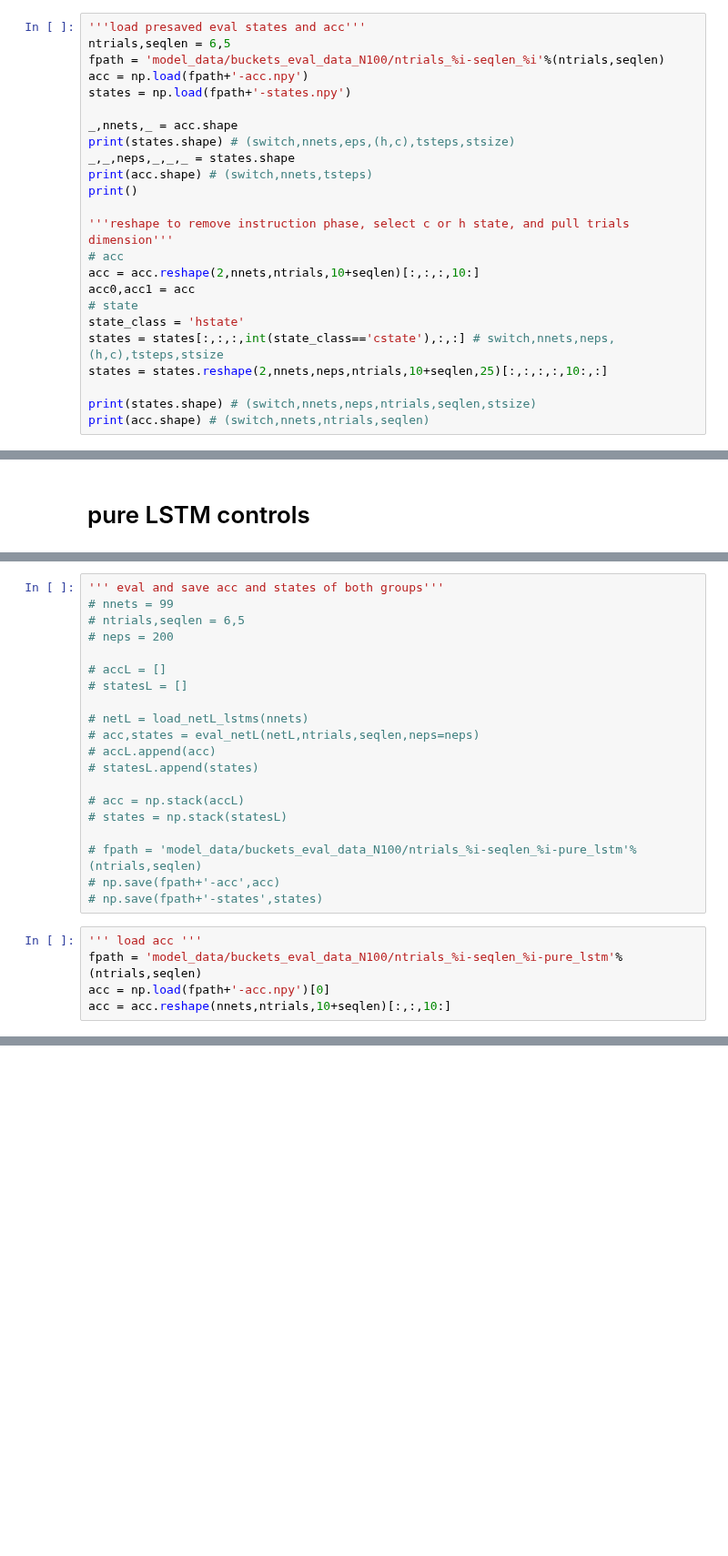
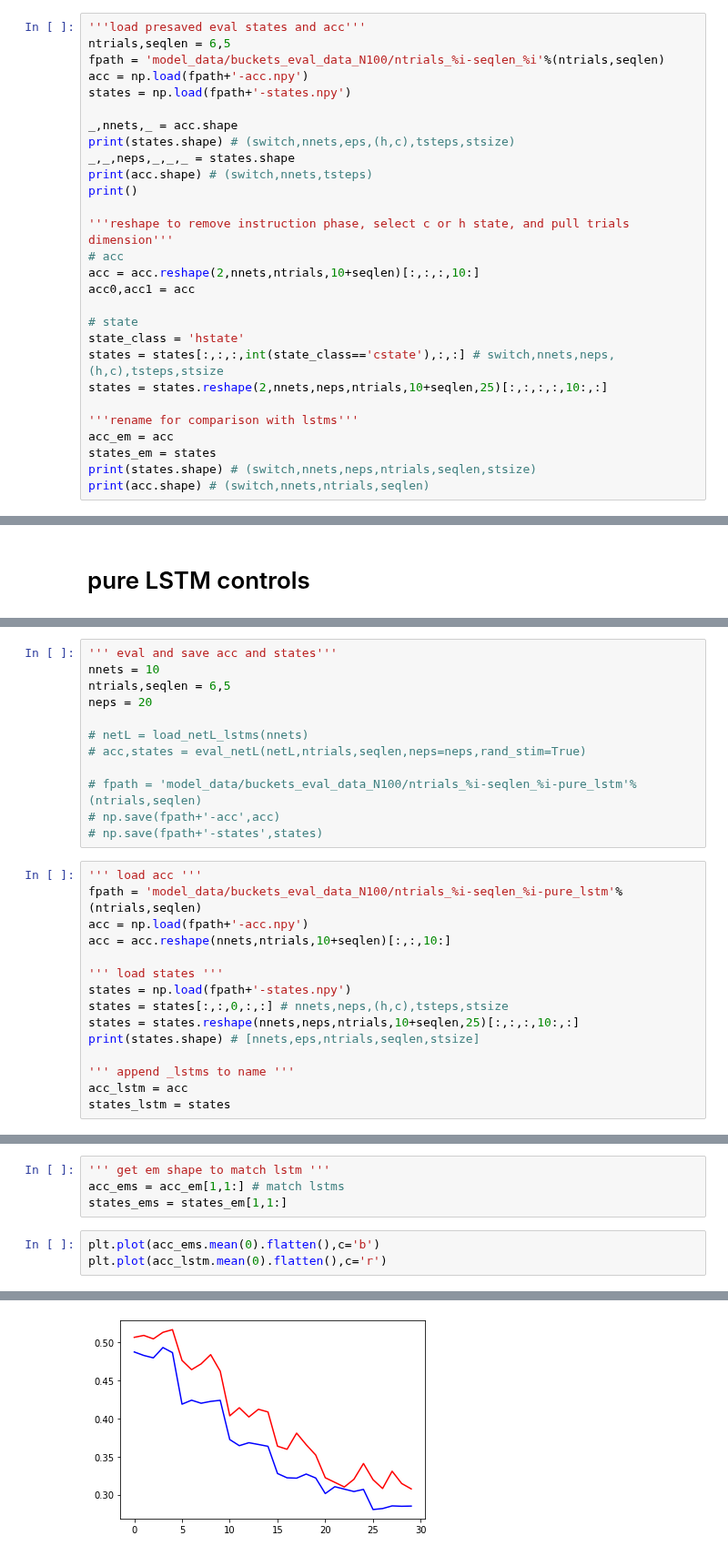
Before and after one commit to andrebeu/PM, a Jupyter notebook: buckets N100 - coglunch19.ipynb, the cells around one changed output, grey strips where cells are left out. Shown at 91% size. Drawn from its saved outputs; the diff is of its cells as text; blank space fills up the shorter version.

```diff
--- a/buckets N100 - coglunch19.ipynb
+++ b/buckets N100 - coglunch19.ipynb
@@ -110,11 +108,15 @@ print()
 # acc
 acc = acc.reshape(2,nnets,ntrials,10+seqlen)[:,:,:,10:]
 acc0,acc1 = acc
+
 # state
 state_class = 'hstate'
 states = states[:,:,:,int(state_class=='cstate'),:,:] # switch,nnets,neps,(h,c),tsteps,stsize
 states = states.reshape(2,nnets,neps,ntrials,10+seqlen,25)[:,:,:,:,10:,:]
 
+'''rename for comparison with lstms'''
+acc_em = acc
+states_em = states
 print(states.shape) # (switch,nnets,neps,ntrials,seqlen,stsize)
 print(acc.shape) # (switch,nnets,ntrials,seqlen)
 # %% [output]
@@ -324,21 +329,13 @@ def load_netL_lstms(nnets)
     netL.append(net)
   return netL
 # %%
-''' eval and save acc and states of both groups'''
-# nnets = 99
-# ntrials,seqlen = 6,5
-# neps = 200
-
-# accL = []
-# statesL = []
+''' eval and save acc and states'''
+nnets = 10
+ntrials,seqlen = 6,5
+neps = 20
 
 # netL = load_netL_lstms(nnets)
-# acc,states = eval_netL(netL,ntrials,seqlen,neps=neps)
-# accL.append(acc)
-# statesL.append(states)
-
-# acc = np.stack(accL)
-# states = np.stack(statesL)
+# acc,states = eval_netL(netL,ntrials,seqlen,neps=neps,rand_stim=True)
 
 # fpath = 'model_data/buckets_eval_data_N100/ntrials_%i-seqlen_%i-pure_lstm'%(ntrials,seqlen)
 # np.save(fpath+'-acc',acc)
@@ -346,5 +343,15 @@ def load_netL_lstms(nnets)
 # %%
 ''' load acc '''
 fpath = 'model_data/buckets_eval_data_N100/ntrials_%i-seqlen_%i-pure_lstm'%(ntrials,seqlen)
-acc = np.load(fpath+'-acc.npy')[0]
+acc = np.load(fpath+'-acc.npy')
 acc = acc.reshape(nnets,ntrials,10+seqlen)[:,:,10:]
+
+''' load states '''
+states = np.load(fpath+'-states.npy')
+states = states[:,:,0,:,:] # nnets,neps,(h,c),tsteps,stsize
+states = states.reshape(nnets,neps,ntrials,10+seqlen,25)[:,:,:,10:,:]
+print(states.shape) # [nnets,eps,ntrials,seqlen,stsize]
+
+''' append _lstms to name '''
+acc_lstm = acc
+states_lstm = states
@@ -350,0 +360,8 @@ acc = acc.reshape(nnets,ntrials,10+seqlen)[:,:,10:]
+# %%
+''' get em shape to match lstm '''
+acc_ems = acc_em[1,1:] # match lstms
+states_ems = states_em[1,1:]
+# %%
+plt.plot(acc_ems.mean(0).flatten(),c='b')
+plt.plot(acc_lstm.mean(0).flatten(),c='r')
+# %% [output]
@@ -350,0 +369 @@ acc = acc.reshape(nnets,ntrials,10+seqlen)[:,:,10:]
+[figure, added]
```
Also changed, not shown: parts of 25 cells of this notebook, 5 other files.
